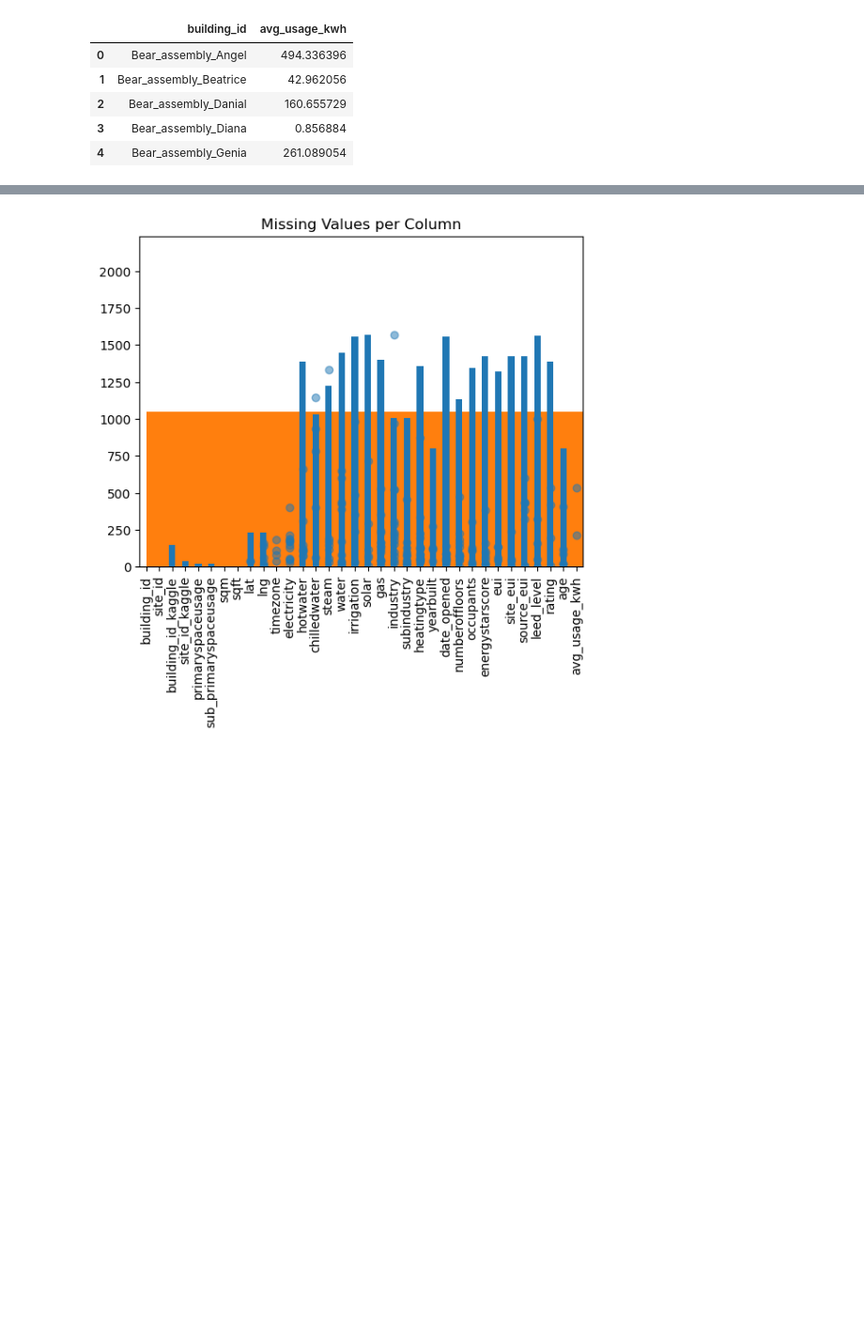
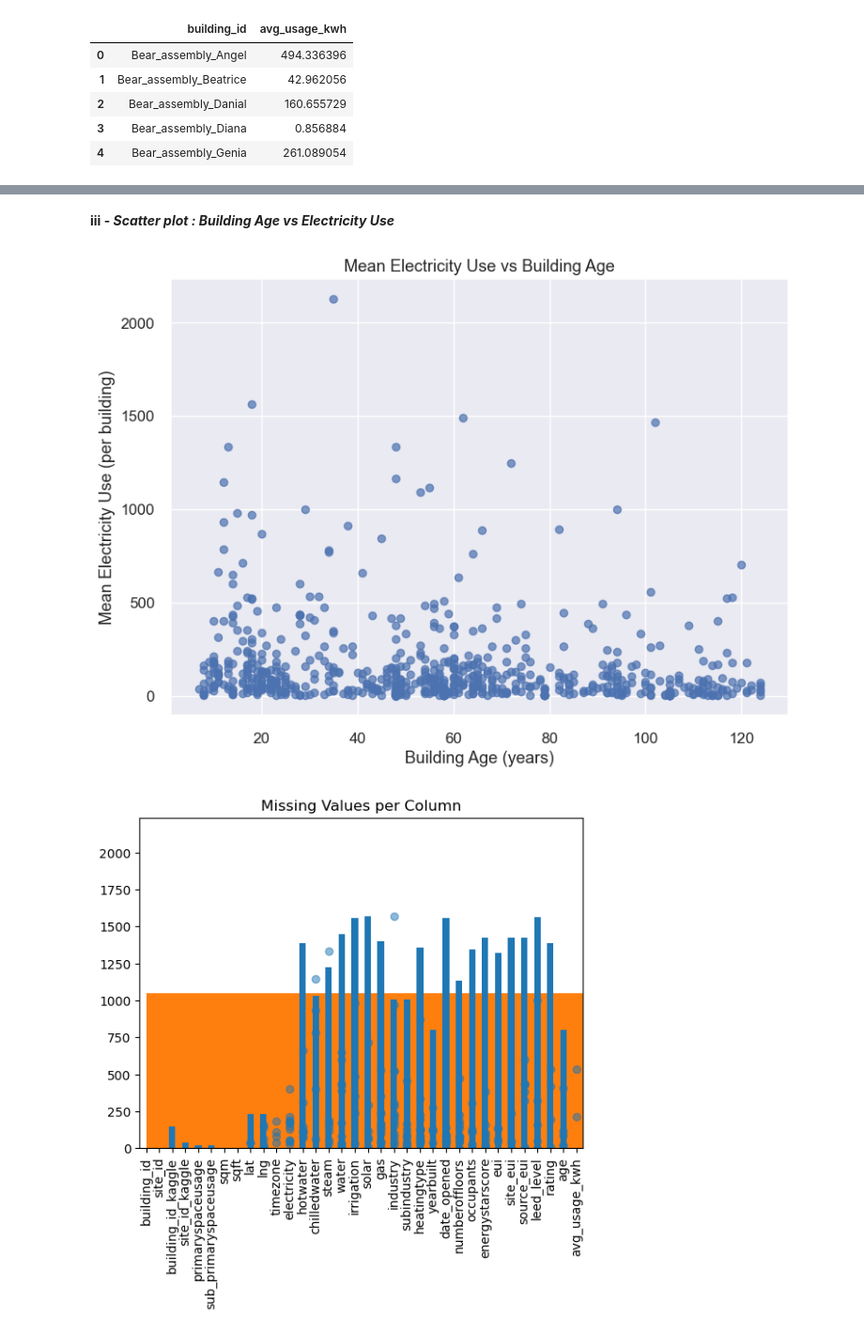
Before and after one commit to BadriAiman/cmse492_project, a Jupyter notebook: notebooks/exploratory/Preliminary_Analysis_and_Baseline.ipynb, the cells around one changed output, grey strips where cells are left out. Shown at 94% size. Drawn from its saved outputs; the diff is of its cells as text; code cells hidden in the pictures; blank space fills up the shorter version.

```diff
--- a/notebooks/exploratory/Preliminary_Analysis_and_Baseline.ipynb
+++ b/notebooks/exploratory/Preliminary_Analysis_and_Baseline.ipynb
@@ -115,3 +255,27 @@ dtype: int64
+# %% [markdown]
+**iii - *Scatter plot : Building Age vs Electricity Use***
+# %%
+building_level = (
+    merged_df
+    .groupby('building_id', as_index=False)
+    .agg({
+        'electricity': 'mean',
+        'building_age': 'first',
+        'sqft': 'first',
+        'primaryspaceusage': 'first'
+    })
+    .rename(columns={'electricity': 'mean_electricity'})
+)
+
+plt.figure(figsize=(8, 6))
+plt.scatter(building_level['building_age'], building_level['mean_electricity'], alpha=0.7)
+plt.title("Mean Electricity Use vs Building Age")
+plt.xlabel("Building Age (years)")
+plt.ylabel("Mean Electricity Use (per building)")
+plt.tight_layout()
+plt.show()
+# %% [output]
+[figure, added]
 # %%
 plt.hist(merged['age'].dropna(), bins=30)
 plt.title('Distribution of Building Age')
```
Also changed, not shown: parts of 43 cells of this notebook, 2 other files.
